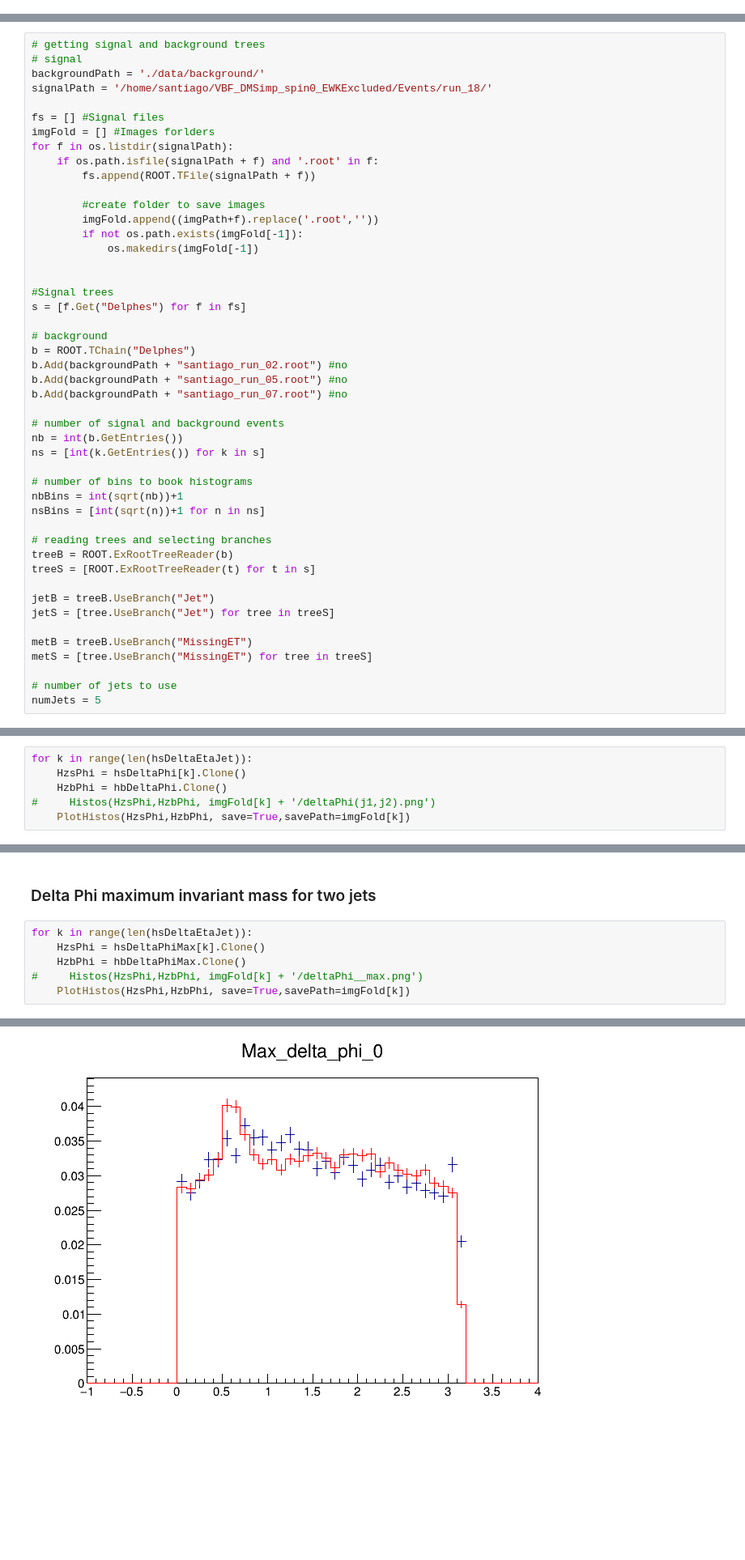
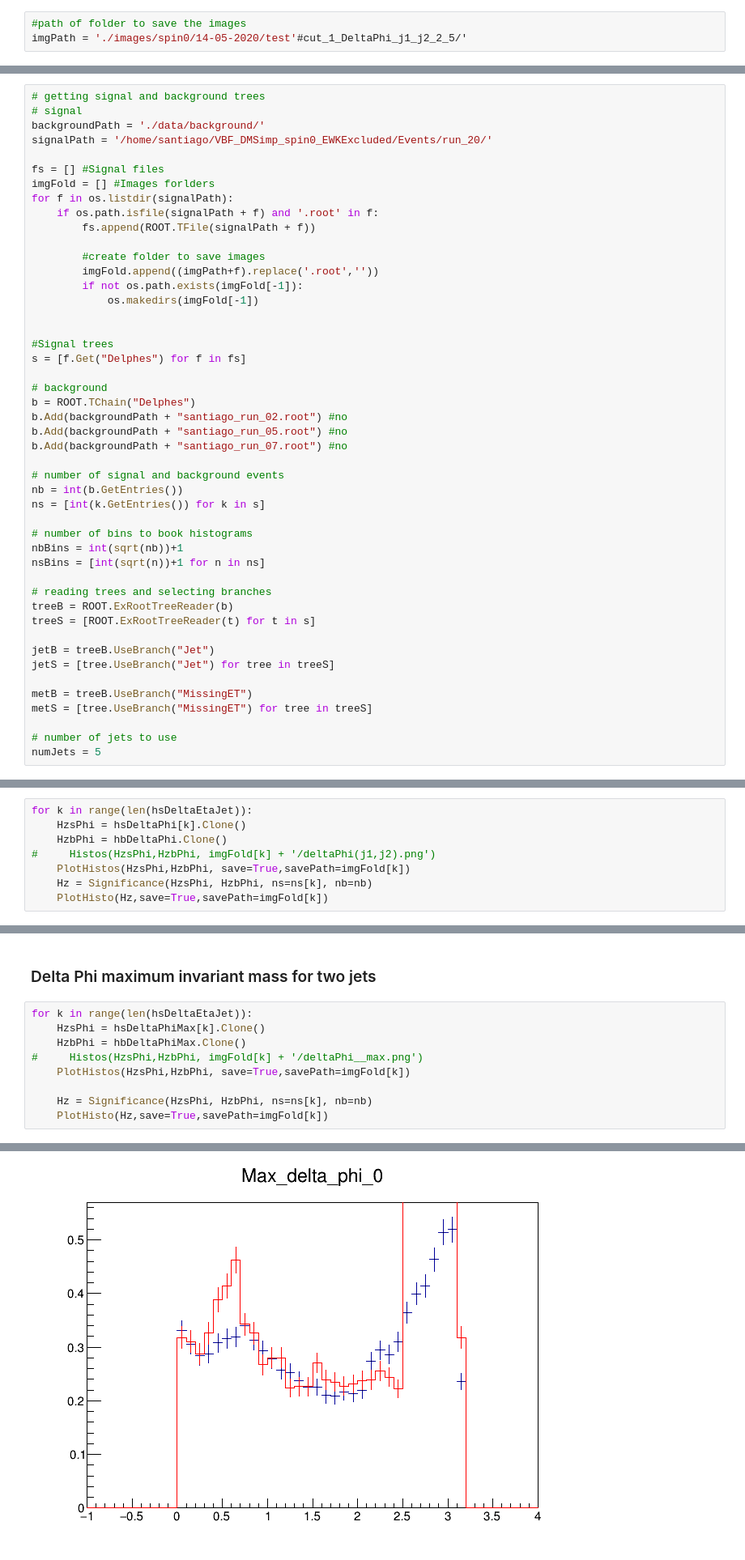
Before and after one commit to HENGEX/VBFDM_UdeA_CMS, a Jupyter notebook: scripts/preliminary_study/VBF_ScalarMediator.ipynb, the cells around one changed output, grey strips where cells are left out. Shown at 81% size. Cells and saved outputs as stored; diff of their text form; blank space fills up the shorter version.

```diff
--- a/scripts/preliminary_study/VBF_ScalarMediator.ipynb
+++ b/scripts/preliminary_study/VBF_ScalarMediator.ipynb
@@ -32,10 +12,13 @@ imgPath = './images/spin0/23-04-2020/DMSimpSpin0_MY5000_MX1000_07042020/noCuts/'
+# %%
+#path of folder to save the images
+imgPath = './images/spin0/14-05-2020/test'#cut_1_DeltaPhi_j1_j2_2_5/'
 # %% [markdown]
 ### Reading trees and selecting branches
 # %%
 # getting signal and background trees
 # signal
 backgroundPath = './data/background/'
-signalPath = '/home/santiago/VBF_DMSimp_spin0_EWKExcluded/Events/run_18/'
+signalPath = '/home/santiago/VBF_DMSimp_spin0_EWKExcluded/Events/run_20/'
 
 fs = [] #Signal files
 imgFold = [] #Images forlders
@@ -327,4 +320,6 @@ for k in range(len(hsDeltaEtaJet)):
     HzbPhi = hbDeltaPhi.Clone()
 #     Histos(HzsPhi,HzbPhi, imgFold[k] + '/deltaPhi(j1,j2).png')
     PlotHistos(HzsPhi,HzbPhi, save=True,savePath=imgFold[k])
+    Hz = Significance(HzsPhi, HzbPhi, ns=ns[k], nb=nb)
+    PlotHisto(Hz,save=True,savePath=imgFold[k])
 # %% [output]
@@ -338,4 +335,7 @@ for k in range(len(hsDeltaEtaJet)):
     HzbPhi = hbDeltaPhiMax.Clone()
 #     Histos(HzsPhi,HzbPhi, imgFold[k] + '/deltaPhi__max.png')
     PlotHistos(HzsPhi,HzbPhi, save=True,savePath=imgFold[k])
+
+    Hz = Significance(HzsPhi, HzbPhi, ns=ns[k], nb=nb)
+    PlotHisto(Hz,save=True,savePath=imgFold[k])
 # %% [output]
@@ -343 +344 @@ Info in <TCanvas::Print>: png file ./images/spin0/23-04-2020/DMSimpSpin0_MY5000_
-[figure, old version]
+[figure, new version]
```
Also changed, not shown: parts of 15 cells of this notebook, 1 other file.
